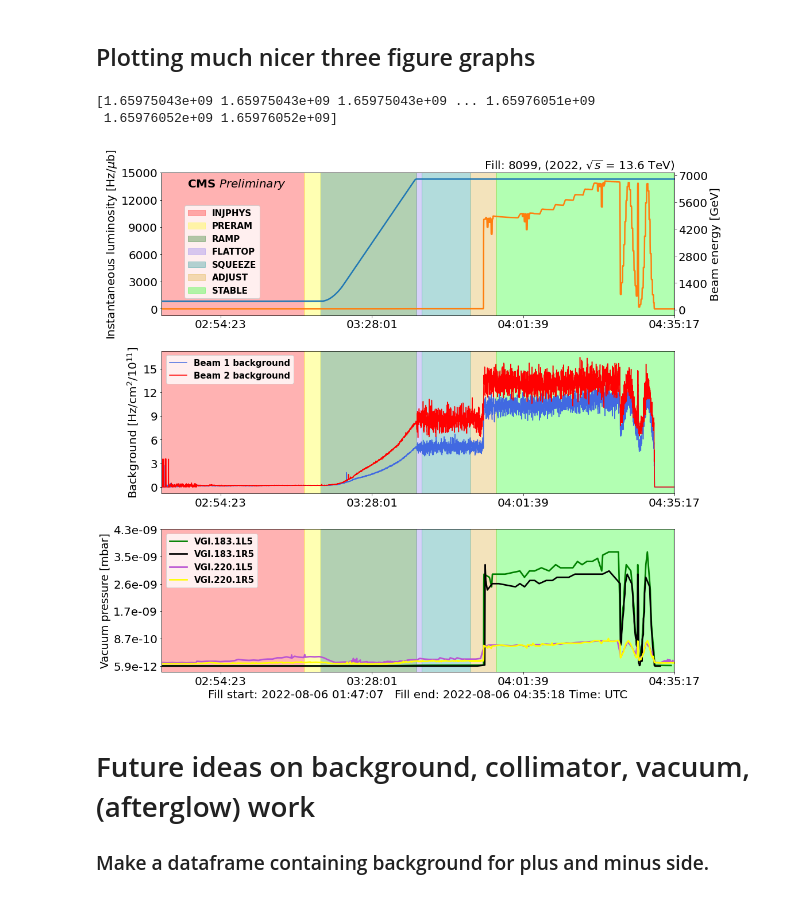
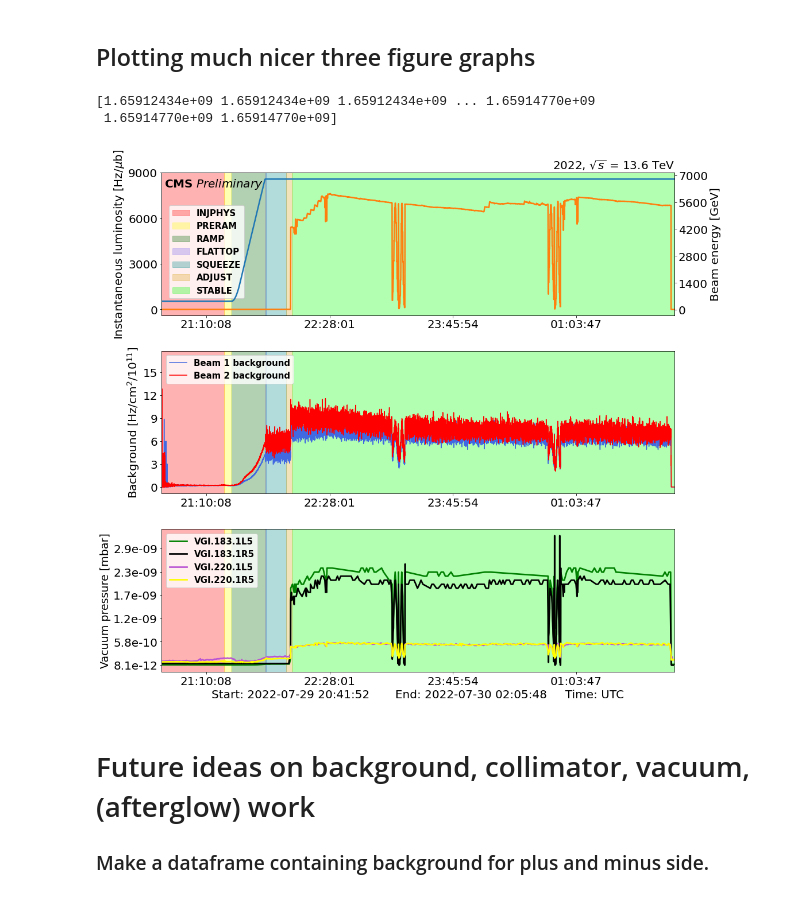
Before and after one commit to mirxonius/cern, a Jupyter notebook: joanna_graphs.ipynb, the cells around one changed output. Saved outputs shown, nothing was run; the diff lists cells and outputs as text; code cells hidden in the pictures.

```diff
--- a/joanna_graphs.ipynb
+++ b/joanna_graphs.ipynb
@@ -19,7 +19,7 @@ BEAM_PATH = "/home/mirksonius/Desktop/Fill_info/beam/"
 COLLIMATOR_PATH = "/home/mirksonius/Desktop/Fill_info/collimators/"
 VACUUM_PATH = "/home/mirksonius/Desktop/Fill_info/vacuum/"
 FILL_PATH = "/home/mirksonius/Desktop/22_fills/"
-FILL_NUMBER = 8099
+FILL_NUMBER = 8068
 
 vac_vars = [
     "VGI.183.1L5.X.PR",
@@ -57,7 +62,7 @@ Empty file : 8099_356919_2208060343_2208060432.hd5
 
 #Start plotting at beam injection
 start_plot = int(bkg.beam_mode["timestamp"].loc[bkg.beam_mode["mode"] == "INJPHYS"].values[0])
-end_plot = bkg.fill_end
+end_plot = int(bkg.beam_mode["timestamp"].loc[bkg.beam_mode["mode"] == "RAMPDOWN"].values[0])#bkg.fill_end
 print(bkg.fill_start_dt)
 print(bkg.fill_end_dt)
 # %% [output]
@@ -183,8 +188,8 @@ plot_beam_modes(fig[1],bkg.beam_mode,start_plot,end_plot,set_labels = False)
 #plot_beam_modes(fig[2],bkg.beam_mode,bkg.fill_start,bkg.fill_end)
 
 
-fig[0].legend(bbox_to_anchor = (0.2,0.80),prop = legend_properties,)
-fig[0].set_title(f"Fill: {bkg.fill_number}, (2022, " + r"$\sqrt{s}$" + " = {:.1f} TeV)".format(sqrt_s) ,
+fig[0].legend(bbox_to_anchor = (0.17,0.80),prop = legend_properties,)
+fig[0].set_title(f"2022, " + r"$\sqrt{s}$" + " = {:.1f} TeV".format(sqrt_s) ,
 loc = "right", fontsize = 20,)
 
 t0 = np.min(bkg.energy_b1["timestamp"])
@@ -193,14 +198,14 @@ ticks = np.linspace(t0,t1,6,endpoint=True,dtype="int")
 lab = get_xlabels(ticks)
 fig[0].set_xticks(ticks)
 fig[0].set_xticklabels(lab,fontsize = 20)
-yt_0 = np.arange(0,15000 + 3000,3000)
+yt_0 = np.arange(0,7000 + 3000,3000)
 fig[0].set_yticks(yt_0)
 fig[0].set_yticklabels(yt_0,fontsize = 20)
 yt_1 = np.arange(0,7000 + 1400,1400)
 
 fig0_tw.set_yticks(yt_1)
 fig0_tw.set_yticklabels(yt_1,fontsize = 20)
-plt.text(0.05, 0.9, r"$\bf{CMS}$ $\it{Preliminary}$",fontsize = 20, transform=fig[0].transAxes)
+plt.text(0.005, 0.9, r"$\bf{CMS}$ $\it{Preliminary}$",fontsize = 20, transform=fig[0].transAxes)
 
 
 fig[0].set_xlim(start_plot,end_plot)
@@ -239,7 +244,7 @@ legend_properties = {'weight':'bold',"size":15}
 legend_properties_tw = {'weight':'bold',"size":15}
 
 
-fig[1].legend(prop = legend_properties)#,bbox_to_anchor = (0.25,0.80))
+fig[1].legend(loc = "upper left",prop = legend_properties)#,bbox_to_anchor = (0.25,0.80))
 fig1_tw.legend(loc = "upper left",bbox_to_anchor = (0.001,0.8,0,0),prop = legend_properties_tw)
 
 
@@ -247,8 +252,10 @@ yt_2 = np.arange(0,18,3)
 fig[1].set_yticks(yt_2)
 fig[1].set_yticklabels(yt_2,fontsize = 20)
 
-fig[1].set_xlabel( "Fill start: {}   Fill end: {}   Time: UTC".format(bkg.fill_start_dt,
-    bkg.fill_end_dt),fontsize = 20)
+fig[1].set_xlabel( "Start: {}       End: {}   Time: UTC".format(
+    bkg.fill_start_dt,
+    bkg.fill_end_dt
+    ),fontsize = 20)
 
 plt.subplots_adjust(hspace = 0.25)
 plt.savefig("background_two_graphs.pdf")
@@ -273,8 +280,8 @@ plot_beam_modes(fig[1],bkg.beam_mode,start_plot,end_plot,set_labels = False)
 plot_beam_modes(fig[2],bkg.beam_mode,start_plot,end_plot,set_labels = False)
 
 
-fig[0].legend(bbox_to_anchor = (0.2,0.80),prop = legend_properties,)
-fig[0].set_title(f"Fill: {bkg.fill_number}, (2022, " + r"$\sqrt{s}$" + " = {:.1f} TeV)".format(sqrt_s) ,
+fig[0].legend(bbox_to_anchor = (0.17,0.80),prop = legend_properties,)
+fig[0].set_title(f"2022, " + r"$\sqrt{s}$" + " = {:.1f} TeV".format(sqrt_s) ,
 loc = "right", fontsize = 20,)
 
 t0 = np.min(bkg.energy_b1["timestamp"])
@@ -284,14 +291,14 @@ ticks = np.linspace(t0,t1,6,endpoint=True,dtype="int")
 lab = get_xlabels(ticks)
 fig[0].set_xticks(ticks)
 fig[0].set_xticklabels(lab,fontsize = 20)
-yt_0 = np.arange(0,15000 + 3000,3000)
+yt_0 = np.arange(0,7000 + 3000,3000)
 fig[0].set_yticks(yt_0)
 fig[0].set_yticklabels(yt_0,fontsize = 20)
 yt_1 = np.arange(0,7000 + 1400,1400)
 
 fig0_tw.set_yticks(yt_1)
 fig0_tw.set_yticklabels(yt_1,fontsize = 20)
-plt.text(0.05, 0.9, r"$\bf{CMS}$ $\it{Preliminary}$",fontsize = 20, transform=fig[0].transAxes)
+plt.text(0.005, 0.9, r"$\bf{CMS}$ $\it{Preliminary}$",fontsize = 20, transform=fig[0].transAxes)
 
 
 fig[0].set_xlim(start_plot,end_plot)
@@ -327,39 +334,40 @@ fig1_tw.set_ylabel("Vacuum pressure [mbar]",fontsize = 19)
 fig1_tw.set_xticks(ticks)
 fig1_tw.set_xticklabels(lab,fontsize = 20)
 fig1_tw.set_xlim(start_plot,end_plot)
 
 
 
 
 
 legend_properties = {'weight':'bold',"size":15}
 legend_properties_tw = {'weight':'bold',"size":15}
 
 
-fig[1].legend(prop = legend_properties)#,bbox_to_anchor = (0.25,0.80))
+fig[1].legend(prop = legend_properties, loc = "upper left")
 fig1_tw.legend(loc = "upper left",bbox_to_anchor = (0.001,1,0,0),prop = legend_properties_tw)
 
 
 yt_2 = np.arange(0,18,3)
 fig[1].set_yticks(yt_2)
 fig[1].set_yticklabels(yt_2,fontsize = 20)
-fig1_tw.set_xlabel("Fill start: {}   Fill end: {} Time: UTC".format(bkg.fill_start_dt,
-    bkg.fill_end_dt),fontsize = 20)
+fig1_tw.set_xlabel("Start: {}       End: {}     Time: UTC".format(datetime.datetime.utcfromtimestamp(start_plot),
+    datetime.datetime.utcfromtimestamp(end_plot) ),
+    fontsize = 20)
 
 
 
 
 #for key in bkg.coll_dict.keys():
 #    for t in bkg.coll_dict[key][key + bkg.collimator_variables[0]]["timestamp"]:
 #        fig[1].axvline(t,color = "black",linestyle = "--")
 
 
 plt.subplots_adjust(hspace = 0.25)
 plt.savefig("background_three_graphs.pdf")
 # %% [output]
-[1.65975043e+09 1.65975043e+09 1.65975043e+09 ... 1.65976051e+09
- 1.65976052e+09 1.65976052e+09]
+[1.65912434e+09 1.65912434e+09 1.65912434e+09 ... 1.65914770e+09
+ 1.65914770e+09 1.65914770e+09]
-[figure, old version]
+[figure, new version]
 # %% [markdown]
 # Future ideas on background, collimator, vacuum, (afterglow) work
 ### Make a dataframe containing background for plus and minus side.
```
Also changed, not shown: parts of 6 cells of this notebook, 5 other files.
